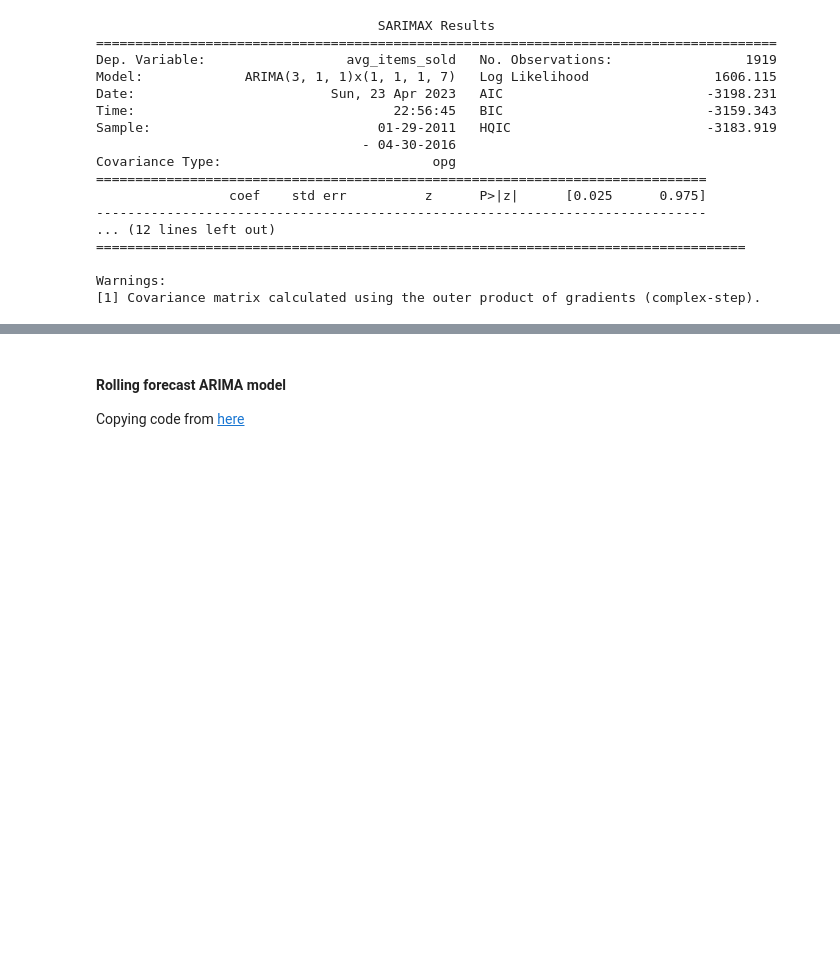
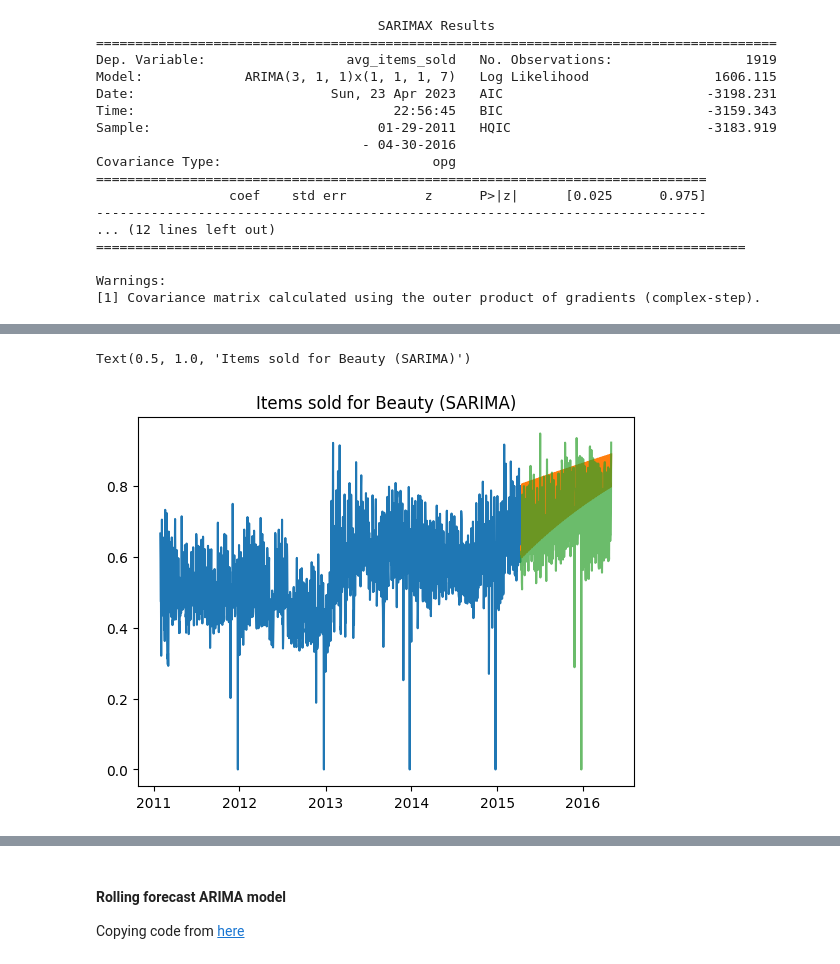
Before and after one commit to TristanKoh/ads-final-project, a Jupyter notebook: code/modelling.ipynb, the cells around one changed output, grey strips where cells are left out. Drawn from its saved outputs; the diff is of its cells as text; code cells hidden in the pictures; blank space fills up the shorter version.

```diff
--- a/code/modelling.ipynb
+++ b/code/modelling.ipynb
@@ -369,0 +438,7 @@ df_sample_sub.iloc[:,1:] = fc_series.values
+# %%
+# Fit a seasonal auto_arima model (m = 7, weekly seasonality)
+modl_seasonal = auto_arima(train, start_p=1, start_q=1, start_P=1, start_Q=1,
+                     max_p=10, max_q=10, max_P=10, max_Q=10, max_d = 10, max_D=10, m = 7,
+                     seasonal=True, stepwise=False, random = True, n_jobs = -1,
+                     random_state = 0, suppress_warnings=True,
+                     error_action='ignore', trace = True)
@@ -369,0 +476,6 @@ df_sample_sub.iloc[:,1:] = fc_series.values
+# %%
+# Create predictions for the future, evaluate on test
+preds_seasonal, conf_int_seasonal = modl_seasonal.predict(n_periods=test.shape[0], return_conf_int=True)
+
+# Print the error:
+print("Test RMSE: %.3f" % np.sqrt(mean_squared_error(test, preds_seasonal)))
@@ -369,0 +493,9 @@ df_sample_sub.iloc[:,1:] = fc_series.values
+# %%
+# Plot the points and the forecasts
+plt.plot(train)
+plt.plot(preds_seasonal)
+plt.plot(test, alpha = 0.7)
+plt.title("Items sold for Beauty (SARIMA)")
+# %% [output]
+Text(0.5, 1.0, 'Items sold for Beauty (SARIMA)')
+[figure, added]
```
Also changed, not shown: parts of 27 cells of this notebook, 2 other files.
